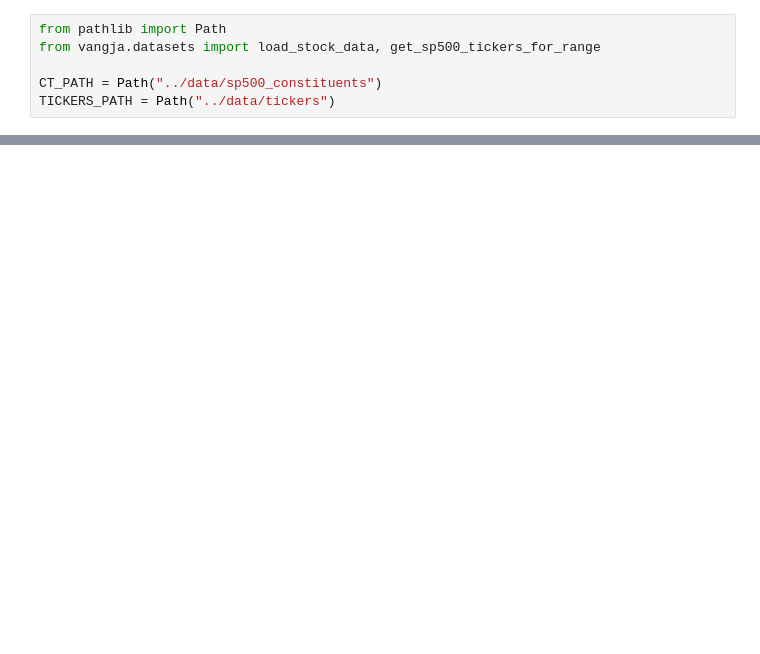
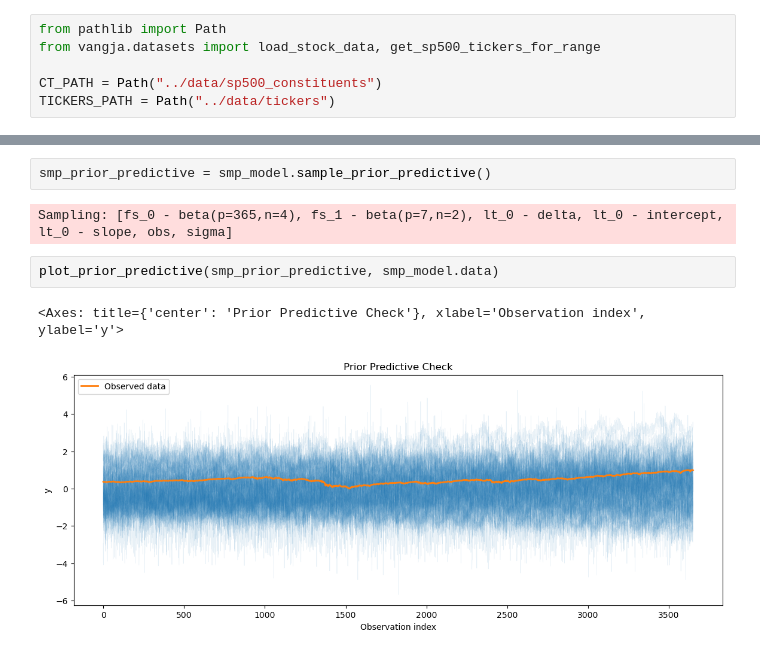
Before and after one commit to jovan-krajevski/vangja, a Jupyter notebook: docs/source/notebooks/01_case_stydy_stocks.ipynb, the cells around one changed output, grey strips where cells are left out. Drawn from its saved outputs; the diff is of its cells as text; blank space fills up the shorter version.

```diff
--- a/docs/source/notebooks/01_case_stydy_stocks.ipynb
+++ b/docs/source/notebooks/01_case_stydy_stocks.ipynb
@@ -11,0 +85,9 @@ len(tickers)
+# %%
+smp_prior_predictive = smp_model.sample_prior_predictive()
+# %% [output]
+Sampling: [fs_0 - beta(p=365,n=4), fs_1 - beta(p=7,n=2), lt_0 - delta, lt_0 - intercept, lt_0 - slope, obs, sigma]
+# %%
+plot_prior_predictive(smp_prior_predictive, smp_model.data)
+# %% [output]
+<Axes: title={'center': 'Prior Predictive Check'}, xlabel='Observation index', ylabel='y'>
+[figure, added]
```
Also changed, not shown: parts of 15 cells of this notebook, 1 other file.
